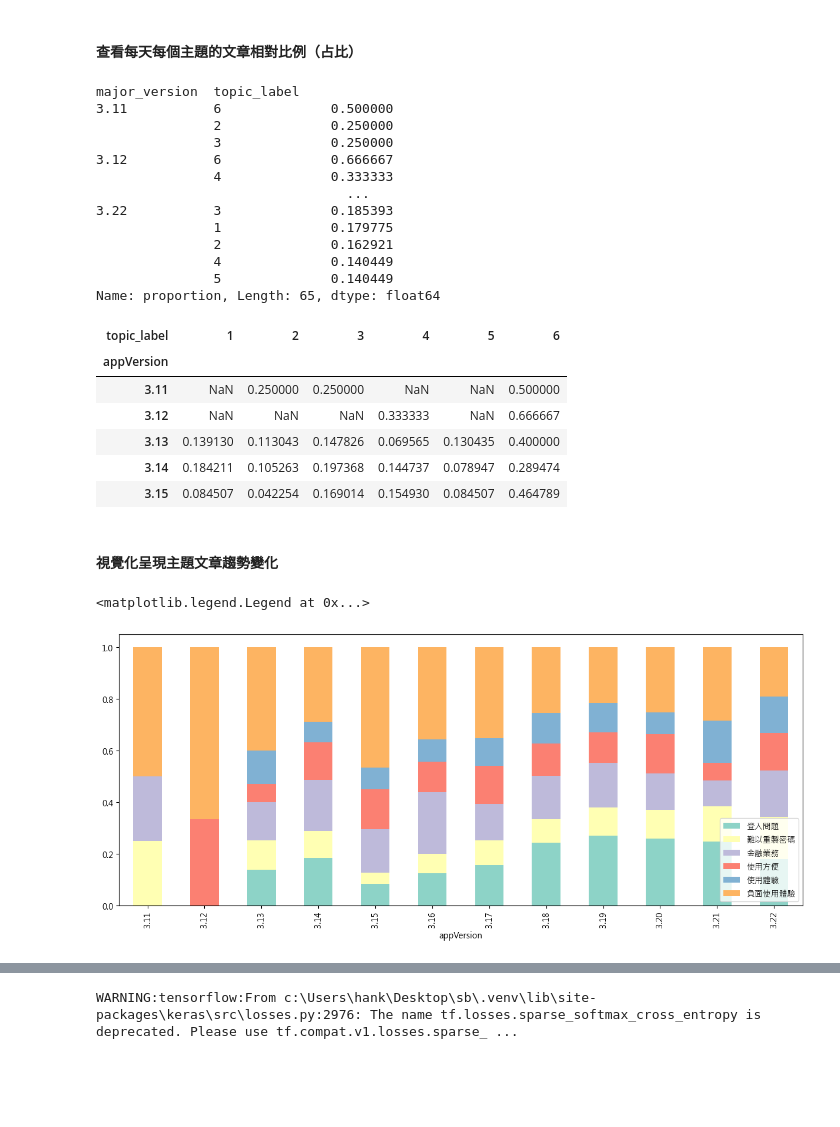
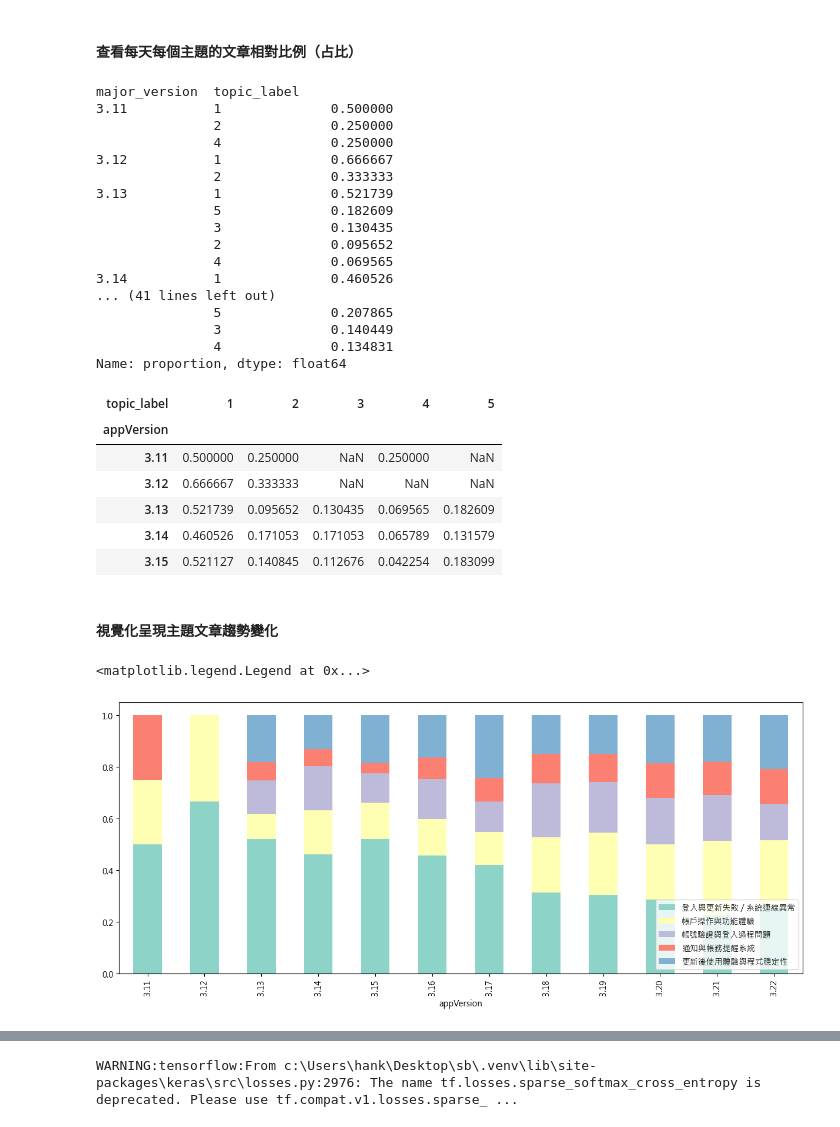
Before and after one commit to hank9453/sb, a Jupyter notebook: topic_model_zh_udn.ipynb, the cells around one changed output, grey strips where cells are left out. Drawn from its saved outputs; the diff is of its cells as text; code cells hidden in the pictures; blank space fills up the shorter version.

```diff
--- a/topic_model_zh_udn.ipynb
+++ b/topic_model_zh_udn.ipynb
@@ -329,7 +1569,7 @@ ldamodel.print_topics()
 # %%
 best_model = LdaModel(
     corpus = corpus,
-    num_topics = 6,
+    num_topics = 5,
     id2word=dictionary,
     random_state = 6969,
     passes = 10 # 訓練次數
@@ -583,6 +1800,6 @@ array([[0.03333792, 0.03339433, 0.03361683, 0.0334272 , 0.03347511,
 # %%
 # 將主題的機率分布轉換成主題標籤
-udn['topic_label'] = m_theta.argmax(axis=1) + 1
+df['topic_label'] = m_theta.argmax(axis=1) + 1
 # %% [markdown]
 #### 統計一下各個主題的數量
 # %%
@@ -608,57 +1824,61 @@ udn.head()
 # %% [markdown]
 #### 查看每天每個主題的文章相對比例（占比）
 # %%
-udn['major_version'] = udn['appVersion'].str.split('.').str[:2].str.join('.')
-udn.groupby('major_version')['topic_label'].value_counts(normalize=True)
+df['major_version'] = df['appVersion'].str.split('.').str[:2].str.join('.')
+df.groupby('major_version')['topic_label'].value_counts(normalize=True)
 # %% [output]
 major_version  topic_label
-3.11           6              0.500000
+3.11           1              0.500000
                2              0.250000
-               3              0.250000
-3.12           6              0.666667
-               4              0.333333
-                                ...
-3.22           3              0.185393
-               1              0.179775
-               2              0.162921
-               4              0.140449
-               5              0.140449
-Name: proportion, Length: 65, dtype: float64
+               4              0.250000
+3.12           1              0.666667
+               2              0.333333
+3.13           1              0.521739
+               5              0.182609
+               3              0.130435
+               2              0.095652
+               4              0.069565
+3.14           1              0.460526
+... (41 lines left out)
+               5              0.207865
+               3              0.140449
+               4              0.134831
+Name: proportion, dtype: float64
 # %%
-date_topic = udn.groupby(udn['appVersion'])['topic_label'].value_counts(normalize=True).unstack()
+date_topic = df.groupby(df['appVersion'])['topic_label'].value_counts(normalize=True).unstack()
 date_topic.head()
 # %% [output]
-| topic_label | 1 | 2 | 3 | 4 | 5 | 6 |
-| appVersion |  |  |  |  |  |  |
-| 3.11 | NaN | 0.250000 | 0.250000 | NaN | NaN | 0.500000 |
-| 3.12 | NaN | NaN | NaN | 0.333333 | NaN | 0.666667 |
-| 3.13 | 0.139130 | 0.113043 | 0.147826 | 0.069565 | 0.130435 | 0.400000 |
-| 3.14 | 0.184211 | 0.105263 | 0.197368 | 0.144737 | 0.078947 | 0.289474 |
-| 3.15 | 0.084507 | 0.042254 | 0.169014 | 0.154930 | 0.084507 | 0.464789 |
+| topic_label | 1 | 2 | 3 | 4 | 5 |
+| appVersion |  |  |  |  |  |
+| 3.11 | 0.500000 | 0.250000 | NaN | 0.250000 | NaN |
+| 3.12 | 0.666667 | 0.333333 | NaN | NaN | NaN |
+| 3.13 | 0.521739 | 0.095652 | 0.130435 | 0.069565 | 0.182609 |
+| 3.14 | 0.460526 | 0.171053 | 0.171053 | 0.065789 | 0.131579 |
+| 3.15 | 0.521127 | 0.140845 | 0.112676 | 0.042254 | 0.183099 |
 # %% [markdown]
 #### 視覺化呈現主題文章趨勢變化
 # %%
-"""主題一 無法登入 (負面)
-主題二 忘記密碼 難以找回 (負面)
-主題三 轉帳金融 (中性)
-主題四 使用方便 (唯一好評)
-主題五 使用體驗 (中性)
-主題六 負面使用體驗 """
+"""
+主題一 登入與更新失敗 / 系統連線異常
+主題二 帳戶操作與功能體驗
+主題三 帳號驗證與登入過程問題
+主題四 通知與帳務提醒系統
+主題五 更新後使用體驗與程式穩定性
+"""
 
 date_topic.columns = [
-    "登入問題",
-    "難以重製密碼",
-    "金融業務",
-    "使用方便",
-    "使用體驗",
-    "負面使用體驗"
+    "登入與更新失敗 / 系統連線異常",
+    "帳戶操作與功能體驗",
+    "帳號驗證與登入過程問題",
+    "通知與帳務提醒系統",
+    "更新後使用體驗與程式穩定性"
 ]
 
 
 fig, ax = plt.subplots(figsize=(15, 6))
 date_topic.plot.bar(ax=ax, stacked=True, color = plt.cm.Set3.colors)
 ax.legend(loc='lower right')
 # %% [output]
 <matplotlib.legend.Legend at 0x...>
-[figure, old version]
+[figure, new version]
 # %% [markdown]
```
Also changed, not shown: parts of 153 cells of this notebook, 18 other files.
